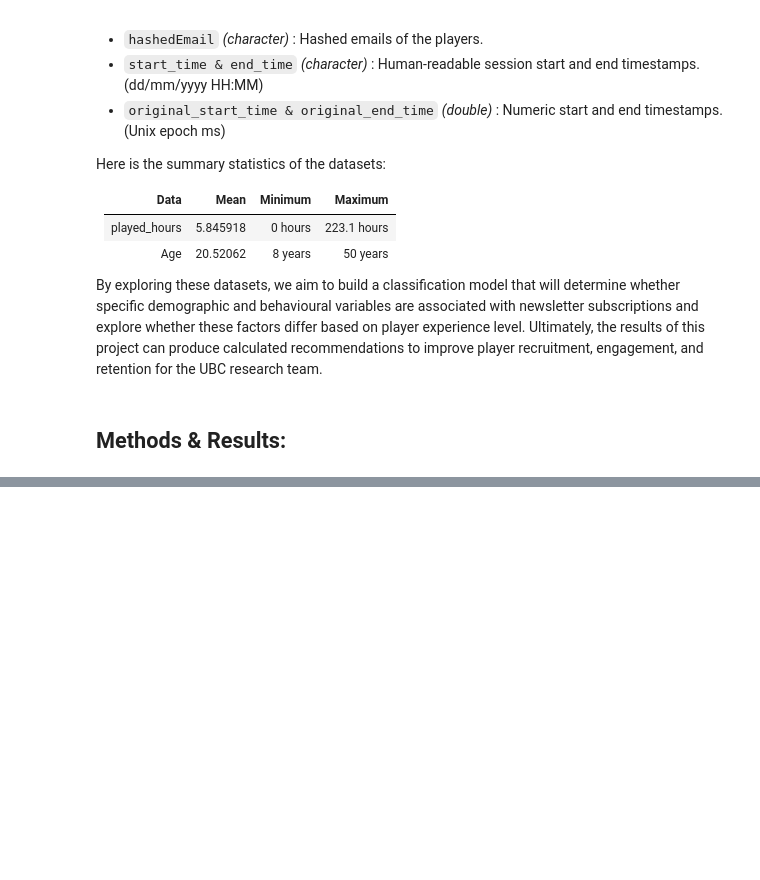
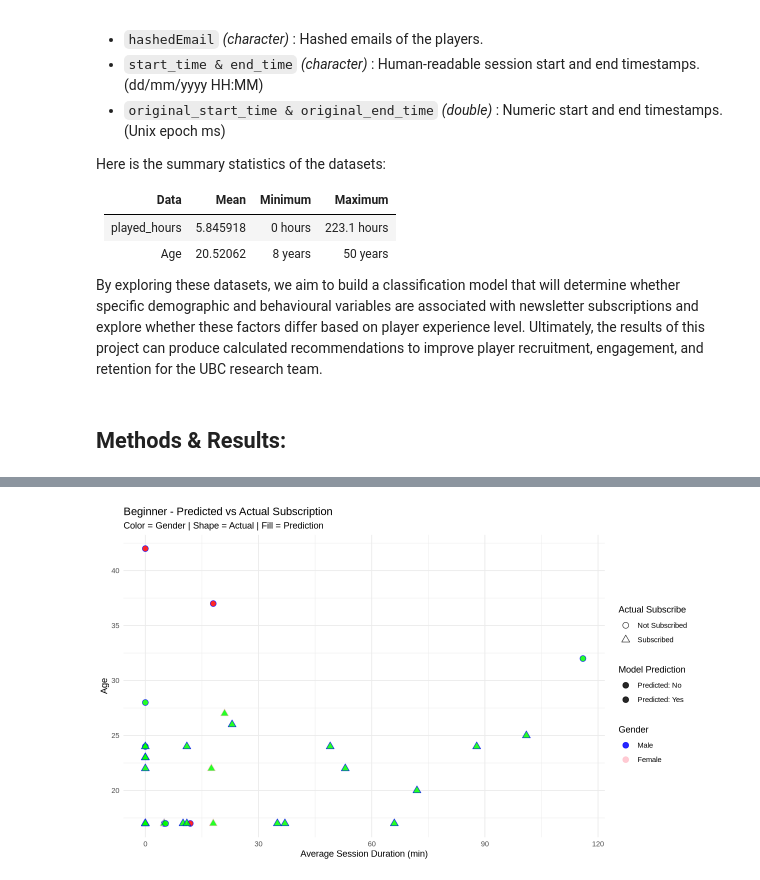
Before and after one commit to Parsa-Sha/DSCI_100_Project, a Jupyter notebook: FinalProject.ipynb, the cells around one changed output, grey strips where cells are left out. Drawn from its saved outputs; the diff is of its cells as text; code cells hidden in the pictures; blank space fills up the shorter version.

```diff
--- a/FinalProject.ipynb
+++ b/FinalProject.ipynb
@@ -362,0 +108,94 @@ ggplot(pro_preds_full, aes(x = avg_session_duration, y = Age)) +
+# %%
+# define new test player
+new_player <- tibble(
+  subscribe = as.factor(TRUE),     #
+  Age = 25,
+  avg_session_duration = 45,
+  gender_num = factor(0, levels = c(0, 1, 2))  # Male = 0
+)
+# %%
+# filter for Beginner group and prepare data
+beginner_data <- player_data %>%
+  filter(experience == "Beginner") %>%
+  select(subscribe, Age, gender_num, avg_session_duration) %>%
+  drop_na() %>%
+  mutate(subscribe = as.factor(subscribe),
+gender_num = factor(gender_num, levels = c(0, 1, 2)))
+
+# split into training and testing sets
+set.seed(123)
+beginner_split <- initial_split(beginner_data, prop = 0.75, strata = subscribe)
+beginner_train <- training(beginner_split)
+beginner_test  <- testing(beginner_split)
+
+# create recipe and model spec
+beginner_recipe <- recipe(subscribe ~ Age + gender_num + avg_session_duration, data = beginner_train) %>%
+  step_normalize(all_numeric_predictors())
+
+beginner_spec <- nearest_neighbor(neighbors = 5) %>%
+  set_engine("kknn") %>%
+  set_mode("classification")
+
+beginner_workflow <- workflow() %>%
+  add_model(beginner_spec) %>%
+  add_recipe(beginner_recipe)
+
+# fit the model
+beginner_fit <- fit(beginner_workflow, data = beginner_train)
+
+# predict and evaluate
+beginner_preds <- predict(beginner_fit, beginner_test) %>%
+  bind_cols(beginner_test)
+
+beginner_metrics <- metrics(beginner_preds, truth = subscribe, estimate = .pred_class) %>%
+  filter(.metric %in% c("accuracy", "precision", "recall"))
+
+print(beginner_metrics)
+
+# predict new player
+prep_recipe <- prep(beginner_recipe)
+new_baked <- bake(prep_recipe, new_data = new_player)
+beginner_new_pred <- predict(beginner_fit, new_data = new_player)
+cat("Prediction for New Player (Beginner):", as.character(beginner_new_pred$.pred_class), "\n")
+
+# full predictions for plotting
+beginner_full_preds <- predict(beginner_fit, new_data = beginner_data) %>%
+  bind_cols(beginner_data)
+
+# plot: gender color, actual shape, predicted fill
+ggplot(beginner_full_preds, aes(x = avg_session_duration, y = Age)) +
+  geom_point(aes(
+    color = factor(gender_num),
+    shape = subscribe,
+    fill = .pred_class
+  ), size = 3, alpha = 0.85) +
+  scale_color_manual(
+    values = c("blue", "pink", "grey"),
+    labels = c("Male", "Female", "Other"),
+    name = "Gender",
+      drop =FALSE
+  ) +
+  scale_shape_manual(
+    values = c(21, 24),
+    labels = c("Not Subscribed", "Subscribed"),
+    name = "Actual Subscribe"
+  ) +
+  scale_fill_manual(
+    values = c("red", "green"),
+    labels = c("Predicted: No", "Predicted: Yes"),
+    name = "Model Prediction"
+  ) +
+  labs(
+    title = "Beginner - Predicted vs Actual Subscription",
+    subtitle = "Color = Gender | Shape = Actual | Fill = Prediction",
+    x = "Average Session Duration (min)",
+    y = "Age"
+  ) +
+  theme_minimal()
+
+# summary
+cat("\n Summary for Beginner:\n")
+cat("- High subscription among younger, lower session-duration players.\n")
+cat("- Accuracy:", round(beginner_metrics %>% filter(.metric == "accuracy") %>% pull(.estimate), 2), "\n")
+cat("- Precision/Recall may indicate imbalance — useful for fine-tuning later.\n\n")
+# %% [output]
@@ -362,0 +212 @@ ggplot(pro_preds_full, aes(x = avg_session_duration, y = Age)) +
+[figure, added]
```
Also changed, not shown: parts of 26 cells of this notebook.
